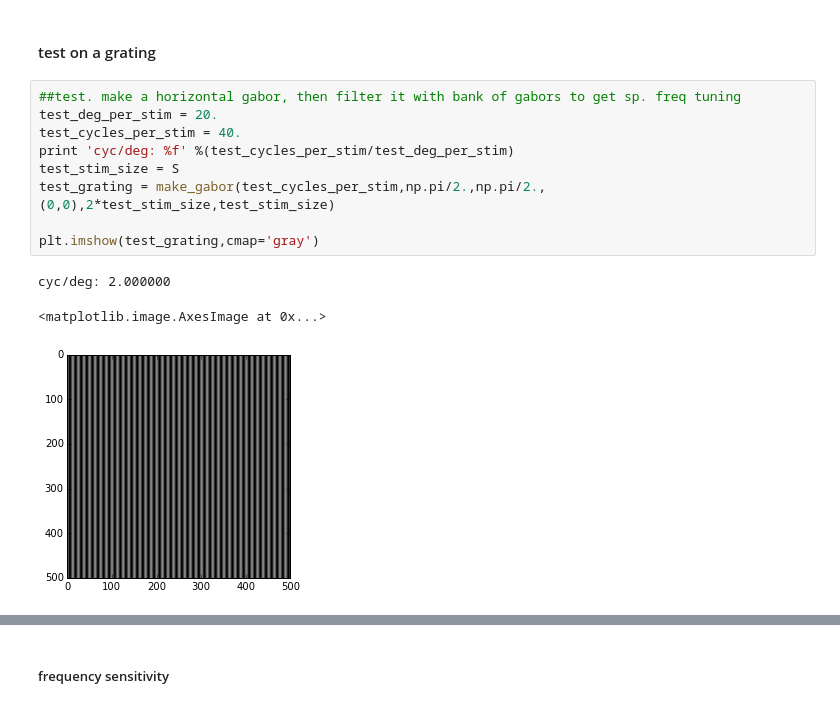
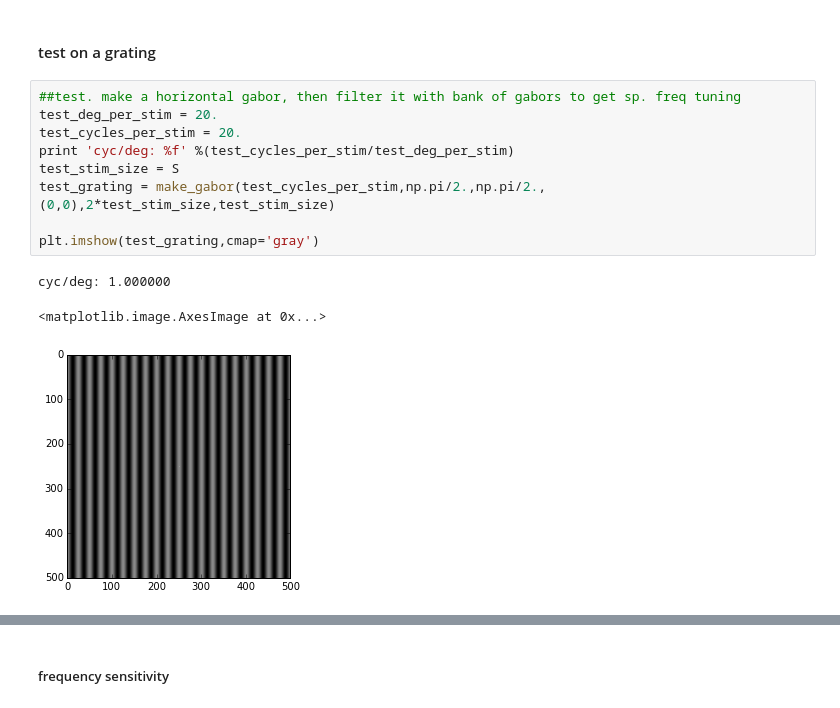
Before and after one commit to ChangdeDu/hrf_fitting, a Jupyter notebook: scripts/hi_resolution_gabor_feature_maps.ipynb, the cells around one changed output, grey strips where cells are left out. Cells and saved outputs as stored; diff of their text form.

```diff
--- a/scripts/hi_resolution_gabor_feature_maps.ipynb
+++ b/scripts/hi_resolution_gabor_feature_maps.ipynb
@@ -114,16 +126,16 @@ plt.imshow(np.real(gfm.filter_stack[o,0,:,:]),cmap='gray')
 # %%
 ##test. make a horizontal gabor, then filter it with bank of gabors to get sp. freq tuning
 test_deg_per_stim = 20.
-test_cycles_per_stim = 40.
+test_cycles_per_stim = 20.
 print 'cyc/deg: %f' %(test_cycles_per_stim/test_deg_per_stim)
 test_stim_size = S
 test_grating = make_gabor(test_cycles_per_stim,np.pi/2.,np.pi/2.,(0,0),2*test_stim_size,test_stim_size)
 
 plt.imshow(test_grating,cmap='gray')
 # %% [output]
-cyc/deg: 2.000000
+cyc/deg: 1.000000
 <matplotlib.image.AxesImage at 0x...>
-[figure, old version]
+[figure, new version]
 # %%
 test_feat_dict = gfm.create_feature_maps(test_grating[np.newaxis,np.newaxis,:,:],interp_order=3)
 # %% [output]
```
Also changed, not shown: parts of 15 cells of this notebook, 11 other files.
